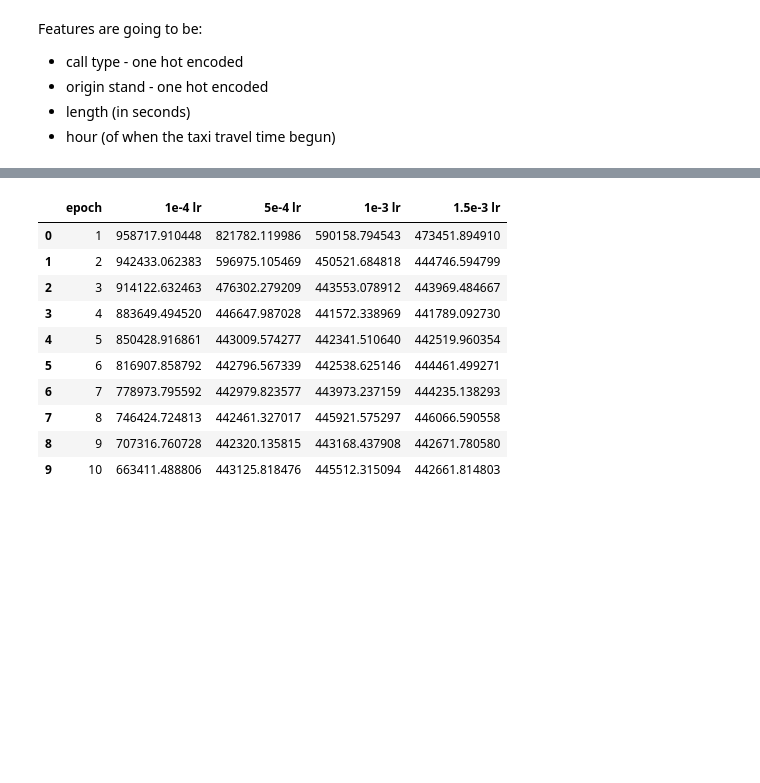
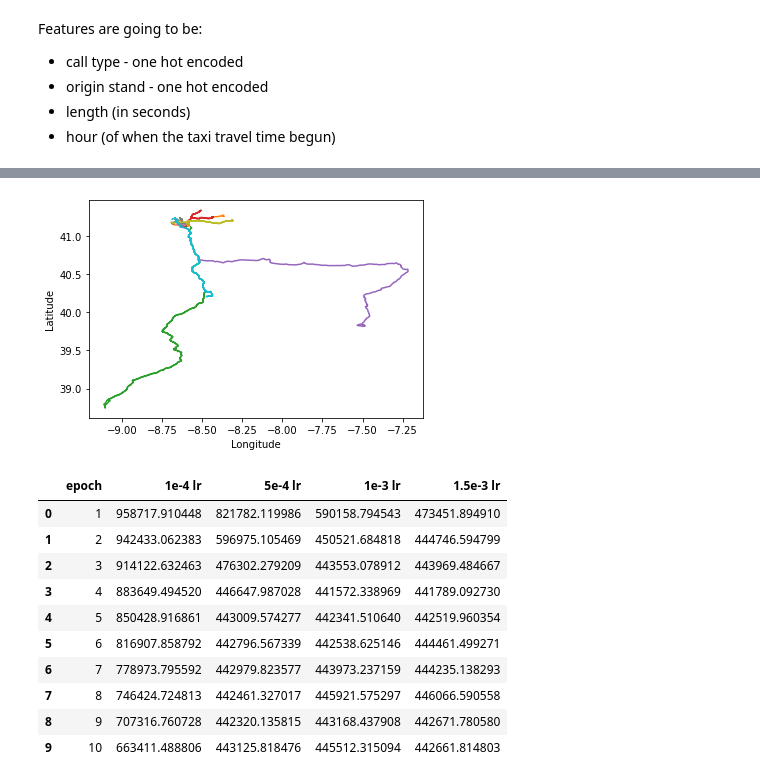
Before and after one commit to eylau-ucsd/cse151b-project, a Jupyter notebook: model.ipynb, the cells around one changed output, grey strips where cells are left out. Saved outputs shown, nothing was run; the diff lists cells and outputs as text; code cells hidden in the pictures; blank space fills up the shorter version.

```diff
--- a/model.ipynb
+++ b/model.ipynb
@@ -281,0 +281,13 @@ Name: test_loss, dtype: float64
+# %%
+test_singleton_loader = DataLoader(test_set, batch_size=1, shuffle=True)
+worst_samples = find_worst_samples(test_singleton_loader, model17, loss_fn)
+# %%
+def feature_vector_to_row(tensor):
+    tensor = tensor[0]
+    daytype = ["A", "B", "C"][torch.argmax(tensor[:3])]
+    hour = int(tensor[3].item())
+    if (torch.round(torch.sum(tensor[4:])) == 0):
+        stand = np.nan
+    else:
+        stand = torch.argmax(tensor[4:]).item() + 1
+    return (daytype, hour, stand)
@@ -281,0 +298,3 @@ Name: test_loss, dtype: float64
+# %%
+worst_samples_tuples = list((*feature_vector_to_row(x[0]), x[1][0].item(), x[2][0].item(), x[3]) for x in worst_samples)
+worst_samples_tuples
@@ -281,0 +312,4 @@ Name: test_loss, dtype: float64
+# %%
+worst_samples_df = pd.DataFrame(worst_samples_tuples)
+worst_samples_df.columns = ["CALL_TYPE", "HR", "ORIGIN_STAND", "REAL LEN", "PREDICTED LEN", "MSE"]
+worst_samples_df
@@ -282,3 +328,35 @@ Name: test_loss, dtype: float64
+# %%
+def get_coordinate_list(polyline):
+    return list(eval(polyline["POLYLINE"])) # don't use eval usually, BUT I am too lazy for actual parsing.
+
+def get_trip_by_LEN(df, LEN):
+    return df.loc[df["LEN"] == LEN]
+
+trajectories = []
+
+for row in worst_samples_df.iloc:
+    og_trip = get_trip_by_LEN(test_df, row["REAL LEN"])
+    polyline = og_trip["POLYLINE"]
+    coordinates = list(eval(polyline.values[0]))
+    (x_list, y_list) = tuple(zip(*coordinates))
+    x_list = list(x_list)
+    y_list = list(y_list)
+    trajectories.append((x_list, y_list))
+
+import matplotlib
+import matplotlib.pyplot as plt
+
+for (x_lst, y_lst) in trajectories:
+    ax = plt.plot(x_lst, y_lst)
+
+plt.xlabel("Longitude")
+plt.ylabel("Latitude")
+
+plt.savefig("worst_loss.png", dpi=300)
+
+plt.show()
+# %% [output]
+[figure, added]
 # %%
 lr_results = pd.concat([results_lr_1["epoch"], results_lr_2["test_loss"], results_lr_3["test_loss"], results_lr_1["test_loss"], results_lr_4["test_loss"]], axis=1)
 # %%
```
Also changed, not shown: parts of 16 cells of this notebook, 14 other files.
